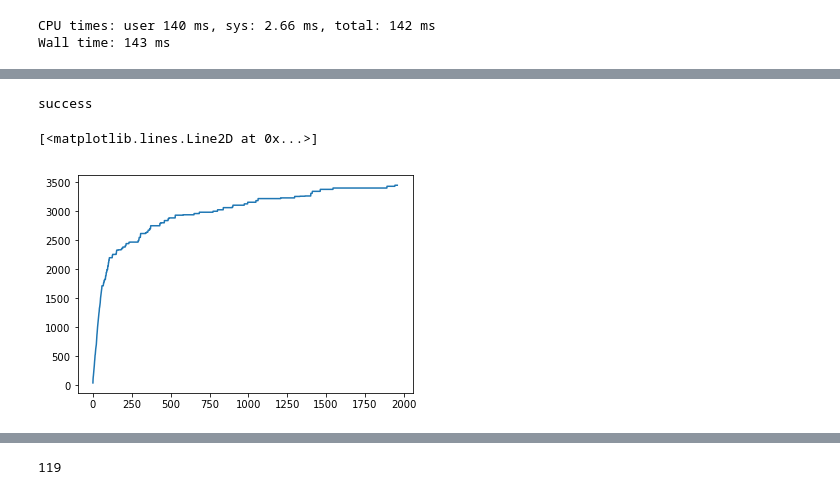
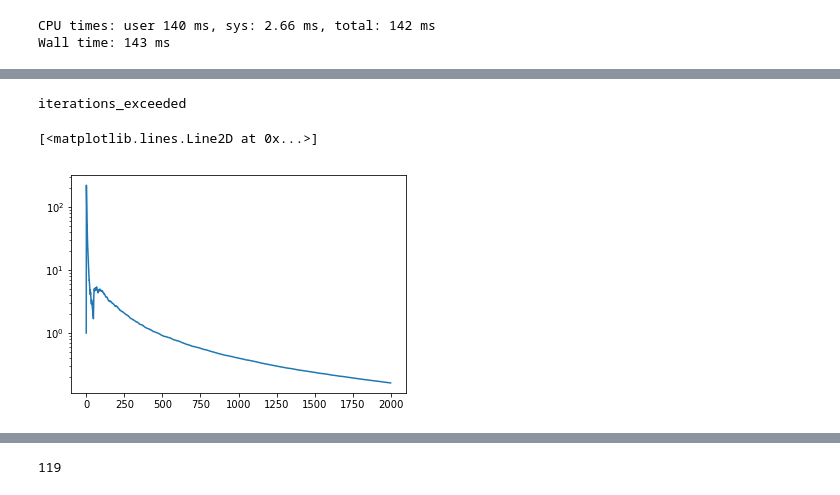
Before and after one commit to aksholokhov/skoltech-sparse-ccd-2017, a Jupyter notebook: Conditional Coordinate Descent.ipynb, the cells around one changed output, grey strips where cells are left out. Drawn from its saved outputs; the diff is of its cells as text; code cells hidden in the pictures.

Commit message:
g_norm in history now g_norm/g_norm_init

```diff
--- a/Conditional Coordinate Descent.ipynb
+++ b/Conditional Coordinate Descent.ipynb
@@ -129,4 +129,4 @@ Wall time: 143 ms
 # %%
 %%time
 x, message, history = CCD_sparse(X, y, mu, start_point, e = 1e-3,
-                                 k_max = 1e4,  history_elements=("g_norm","time","d_sparsity"))
+                                 k_max = 2e3,  history_elements=("g_norm","time","d_sparsity"))
@@ -133,12 +136,12 @@ x, message, history = CCD_sparse(X, y, mu, start_point, e = 1e-3,
 # %%
 print(message)
 # %% [output]
-success
+iterations_exceeded
 # %%
-plot(range(len(history["time"])), history["d_sparsity"])
+semilogy(range(len(history["time"])), history["g_norm"])
 # %% [output]
 [<matplotlib.lines.Line2D at 0x...>]
-[figure, old version]
+[figure, new version]
 # %%
 print("%12s %12s"%("SkLearn", "CCD"))
 print(array([np.squeeze(x_true.toarray()), np.squeeze(x_ccd_a.toarray())]).T[:10])
```
Also changed, not shown: parts of 1 cell of this notebook, 1 other file.
